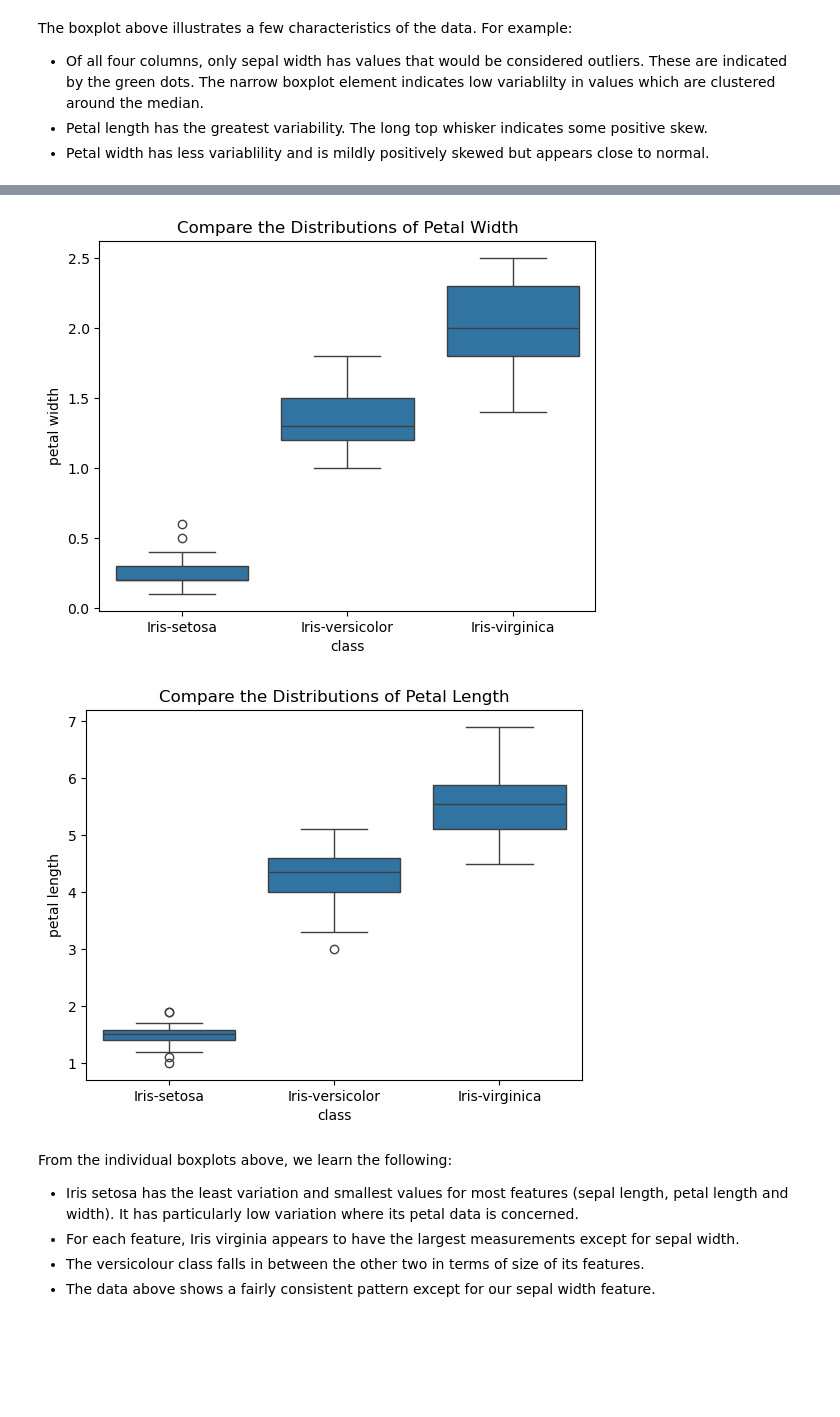
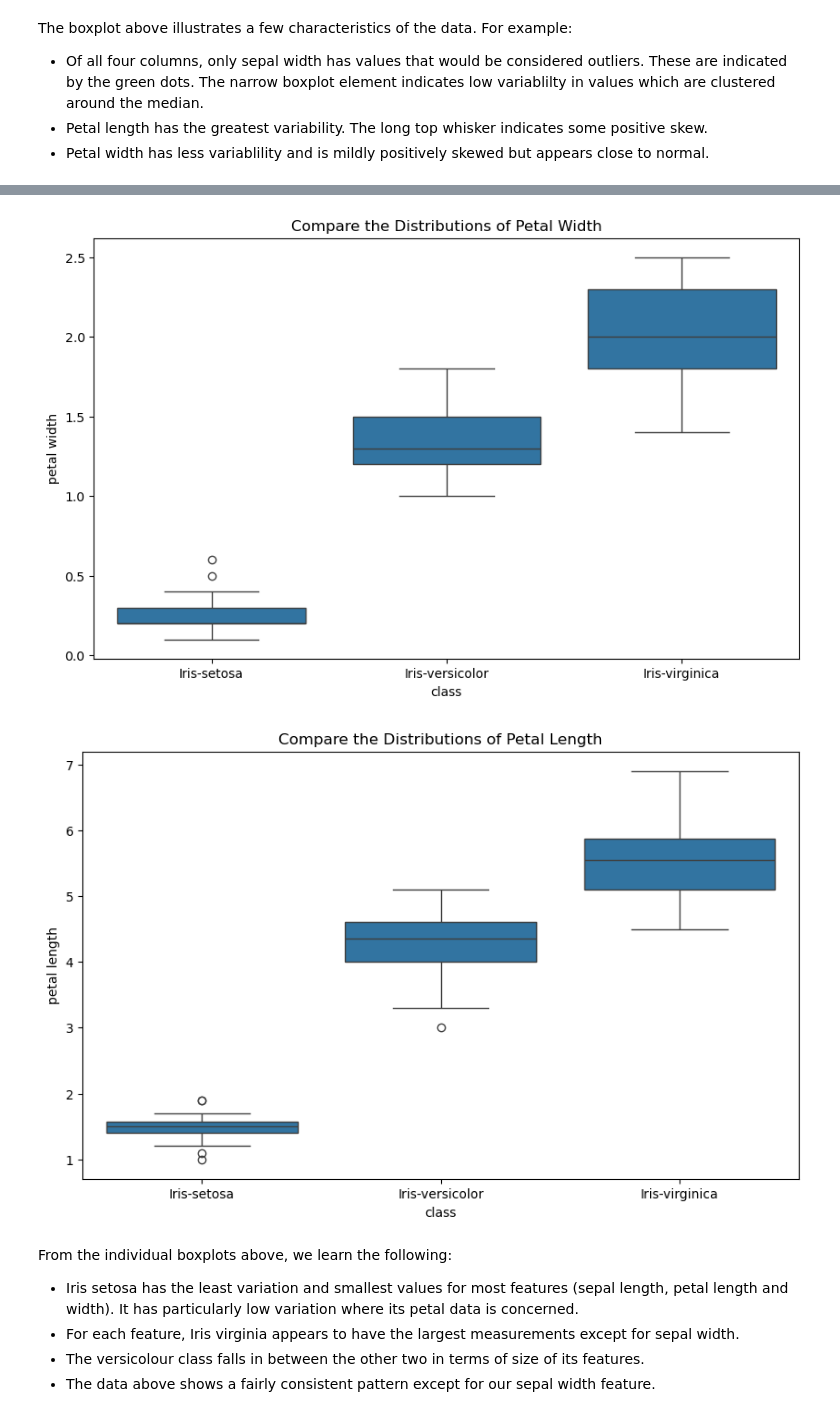
Before and after one commit to EmmaChubbCode/pands-project, a Jupyter notebook: analysis_desc.ipynb, the cells around one changed output, grey strips where cells are left out. Drawn from its saved outputs; the diff is of its cells as text; code cells hidden in the pictures; blank space fills up the shorter version.

```diff
--- a/analysis_desc.ipynb
+++ b/analysis_desc.ipynb
@@ -436,19 +438,21 @@ plt.savefig("boxplot_sepalwidth.png")
 # %%
 ## repeat for other features
+plt.figure(figsize=(10, 6))
 sns.boxplot(x="class", y="petal width", data=iris_df).set_title("Compare the Distributions of Petal Width")
 
 # save the boxplot as a png file
 plt.savefig("boxplot_petalwidth.png")
 # %% [output]
-[figure, old version]
+[figure, new version]
 # %%
 # repeat for other features
+plt.figure(figsize=(10, 6))
 sns.boxplot(x="class", y="petal length", data=iris_df).set_title("Compare the Distributions of Petal Length")
 
 # save the boxplot as a png file
 plt.savefig("boxplot_petallength.png")
 # %% [output]
-[figure, old version]
+[figure, new version]
 # %% [markdown]
 From the individual boxplots above, we learn the following:
 - Iris setosa has the least variation and smallest values for most features (sepal length, petal length and width). It has particularly low variation where its petal data is concerned.
```
Also changed, not shown: parts of 6 cells of this notebook, 6 other files.
